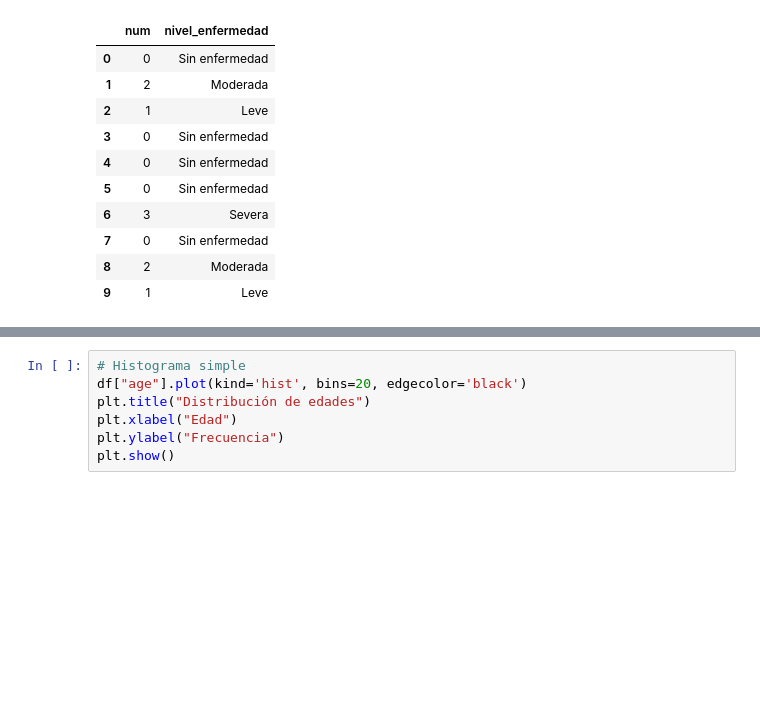
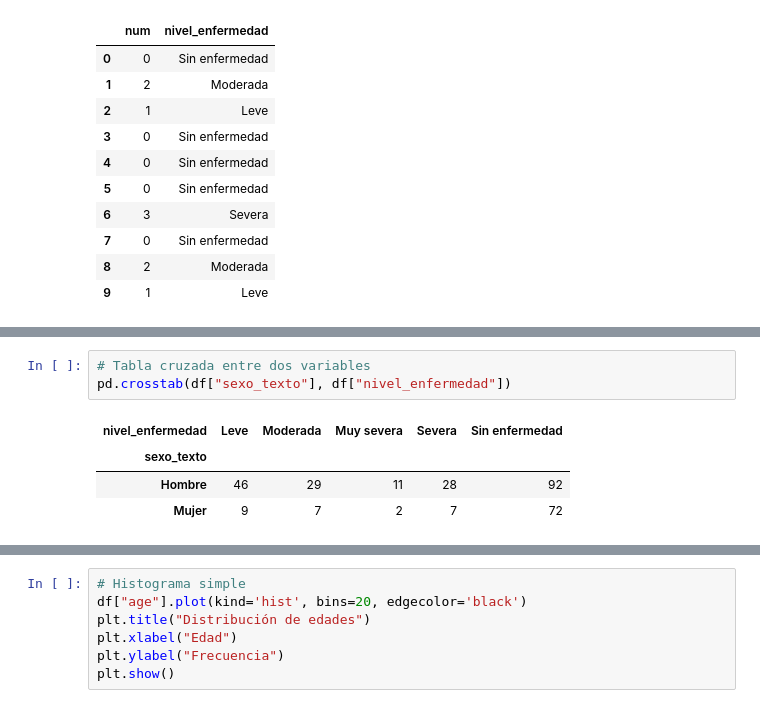
Before and after one commit to marcpalo1999/MIA_sanidad, a Jupyter notebook: 2_1_introduccion_pandas.ipynb, the cells around one changed output, grey strips where cells are left out. Drawn from its saved outputs; the diff is of its cells as text; blank space fills up the shorter version.

```diff
--- a/2_1_introduccion_pandas.ipynb
+++ b/2_1_introduccion_pandas.ipynb
@@ -725,0 +504,8 @@ Name: age, dtype: float64
+# %%
+# Tabla cruzada entre dos variables
+pd.crosstab(df["sexo_texto"], df["nivel_enfermedad"])
+# %% [output]
+| nivel_enfermedad | Leve | Moderada | Muy severa | Severa | Sin enfermedad |
+| sexo_texto |  |  |  |  |  |
+| Hombre | 46 | 29 | 11 | 28 | 92 |
+| Mujer | 9 | 7 | 2 | 7 | 72 |
```
Also changed, not shown: parts of 116 cells of this notebook, 1 other file.
